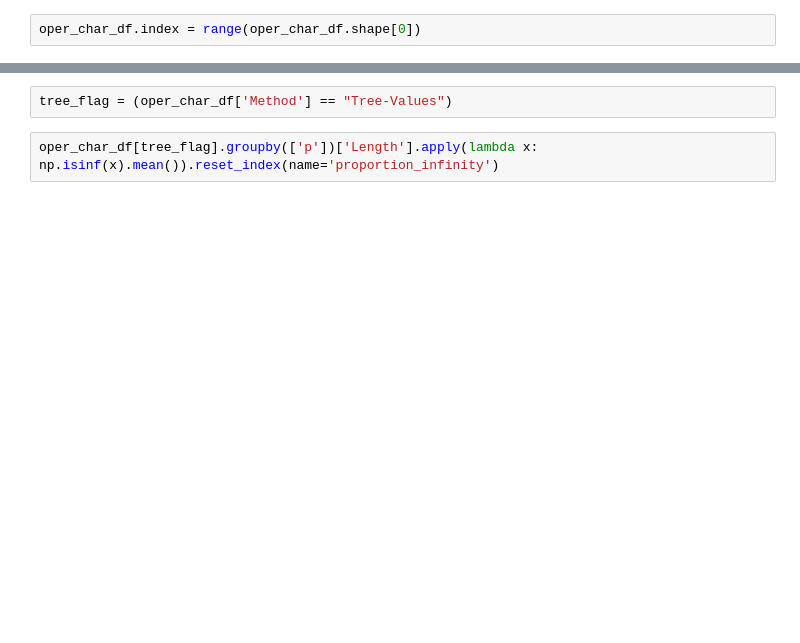
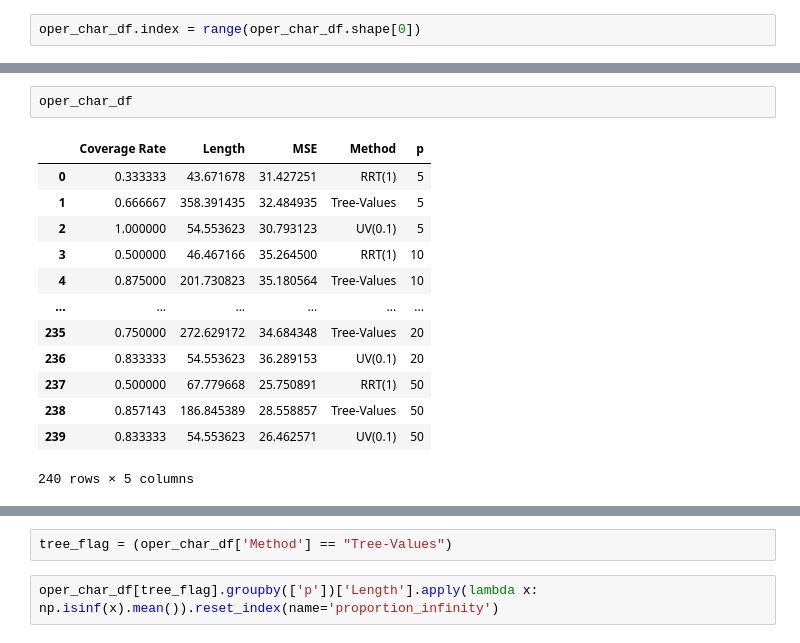
Before and after one commit to yiling-h/SI-CART, a Jupyter notebook: Simulations/Results/vary_p/plotting_p.ipynb, the cells around one changed output, grey strips where cells are left out. Drawn from its saved outputs; the diff is of its cells as text; blank space fills up the shorter version.

```diff
--- a/Simulations/Results/vary_p/plotting_p.ipynb
+++ b/Simulations/Results/vary_p/plotting_p.ipynb
@@ -78,3 +79,19 @@ plt.show()
+# %%
+oper_char_df
+# %% [output]
+|  | Coverage Rate | Length | MSE | Method | p |
+| 0 | 0.333333 | 43.671678 | 31.427251 | RRT(1) | 5 |
+| 1 | 0.666667 | 358.391435 | 32.484935 | Tree-Values | 5 |
+| 2 | 1.000000 | 54.553623 | 30.793123 | UV(0.1) | 5 |
+| 3 | 0.500000 | 46.467166 | 35.264500 | RRT(1) | 10 |
+| 4 | 0.875000 | 201.730823 | 35.180564 | Tree-Values | 10 |
+| ... | ... | ... | ... | ... | ... |
+| 235 | 0.750000 | 272.629172 | 34.684348 | Tree-Values | 20 |
+| 236 | 0.833333 | 54.553623 | 36.289153 | UV(0.1) | 20 |
+| 237 | 0.500000 | 67.779668 | 25.750891 | RRT(1) | 50 |
+| 238 | 0.857143 | 186.845389 | 28.558857 | Tree-Values | 50 |
+| 239 | 0.833333 | 54.553623 | 26.462571 | UV(0.1) | 50 |
+240 rows × 5 columns
 # %%
 means = oper_char_df.groupby(['Method', "p"])[["Coverage Rate", "Length", "MSE"]].mean().reset_index()
 means
```
Also changed, not shown: parts of 5 cells of this notebook, 25 other files.
